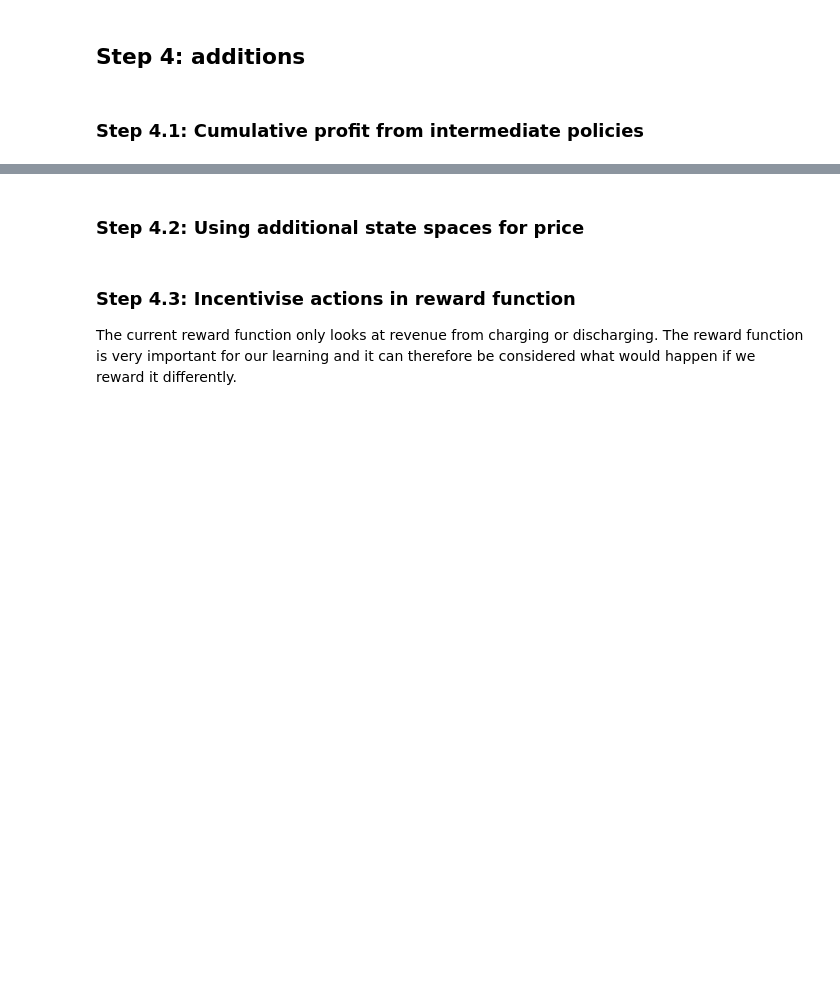
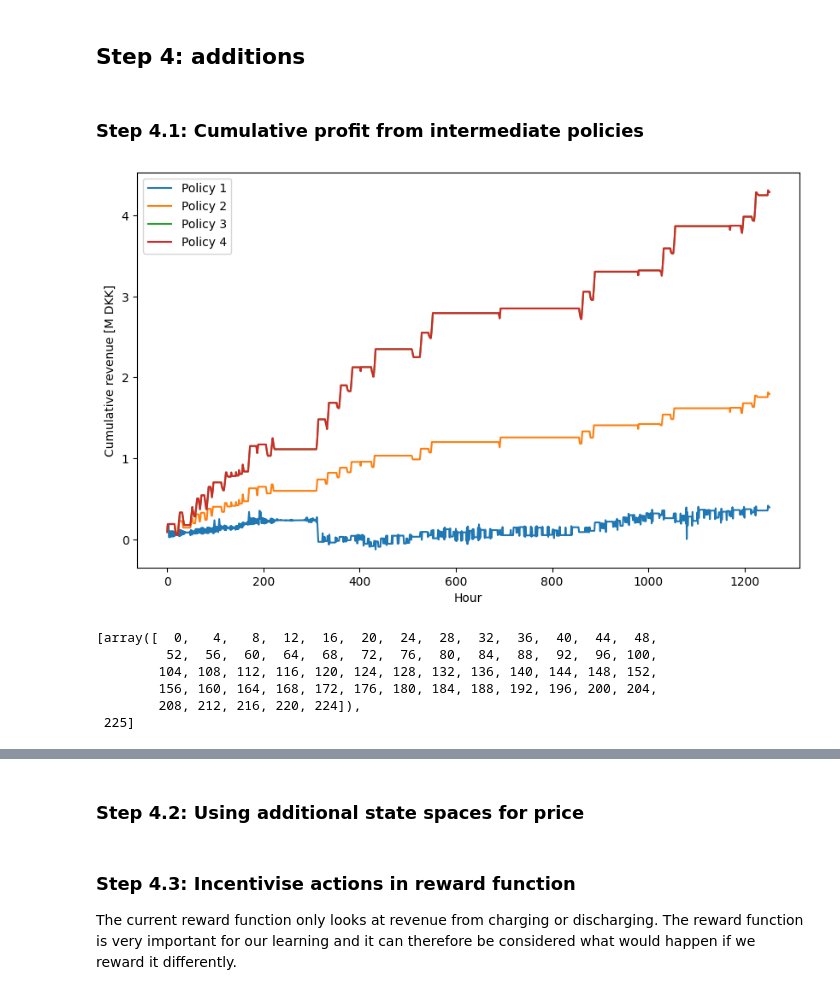
Before and after one commit to JacobSkaarup/46765_assignment3, a Jupyter notebook: main.ipynb, the cells around one changed output, grey strips where cells are left out. Saved outputs shown, nothing was run; the diff lists cells and outputs as text; code cells hidden in the pictures; blank space fills up the shorter version.

```diff
--- a/main.ipynb
+++ b/main.ipynb
@@ -438,3 +467,33 @@ array([['Charge', 'Charge', 'Charge', 'Charge', 'Do nothing'],
 ## Step 4: additions
 # %% [markdown]
 ### Step 4.1: Cumulative profit from intermediate policies
+# %%
+price_prop, price_representative, percentiles = price_state(x_train)
+P_ssa_est = P_ssa(price_prop, P_ssa_array)
+V, _, count, policy_list = policy_iteration(PRICE_STATE, SOC_STATE, ALLOWED_ACTIONS, price_representative, P_ssa_est, gamma=opt_gamma)
+
+# Simulate the intermediate policies on the test set
+cumulative_revenue = []
+for policy in policy_list:
+    total_revenue_test, hourly_revenue_test = simulate_policy_with_boundaries(x_test, policy, percentiles, PRICE_STATE, SOC_STATE)
+    cumulative_revenue.append(np.cumsum(hourly_revenue_test))
+
+# Plot the cumulative revenue for each policy
+plt.figure(figsize=(10,6))
+for i, revenue in enumerate(cumulative_revenue):
+    plt.plot(revenue/1E6, label=f"Policy {i+1}")
+plt.xlabel("Hour")
+plt.ylabel("Cumulative revenue [M DKK]")
+plt.legend()
+plt.show()
+# %% [output]
+[figure, added]
+# %%
+policy_index
+# %% [output]
+[array([  0,   4,   8,  12,  16,  20,  24,  28,  32,  36,  40,  44,  48,
+         52,  56,  60,  64,  68,  72,  76,  80,  84,  88,  92,  96, 100,
+        104, 108, 112, 116, 120, 124, 128, 132, 136, 140, 144, 148, 152,
+        156, 160, 164, 168, 172, 176, 180, 184, 188, 192, 196, 200, 204,
+        208, 212, 216, 220, 224]),
+ 225]
```
Also changed, not shown: parts of 16 cells of this notebook.
